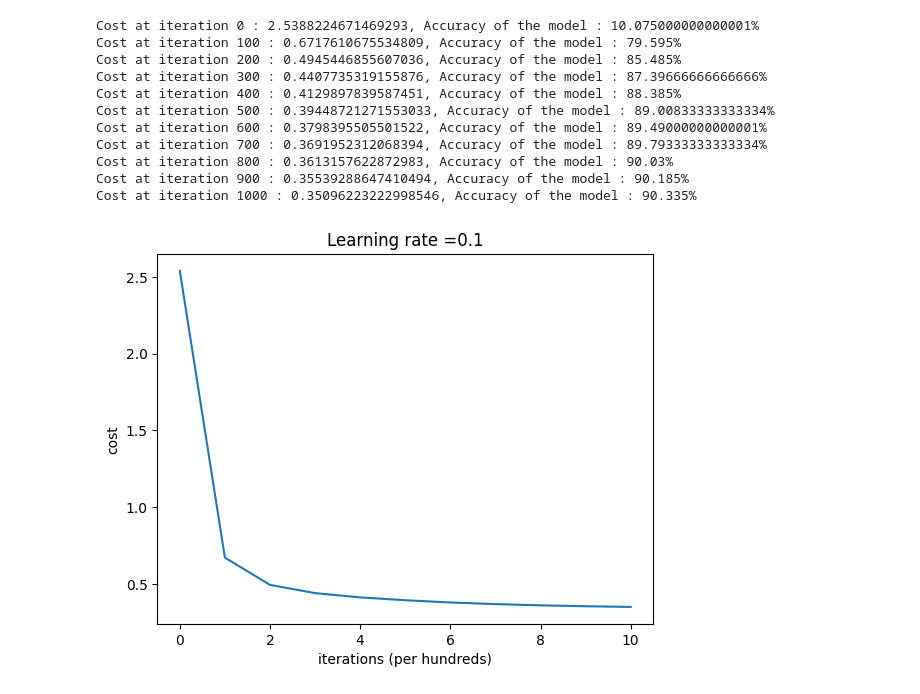
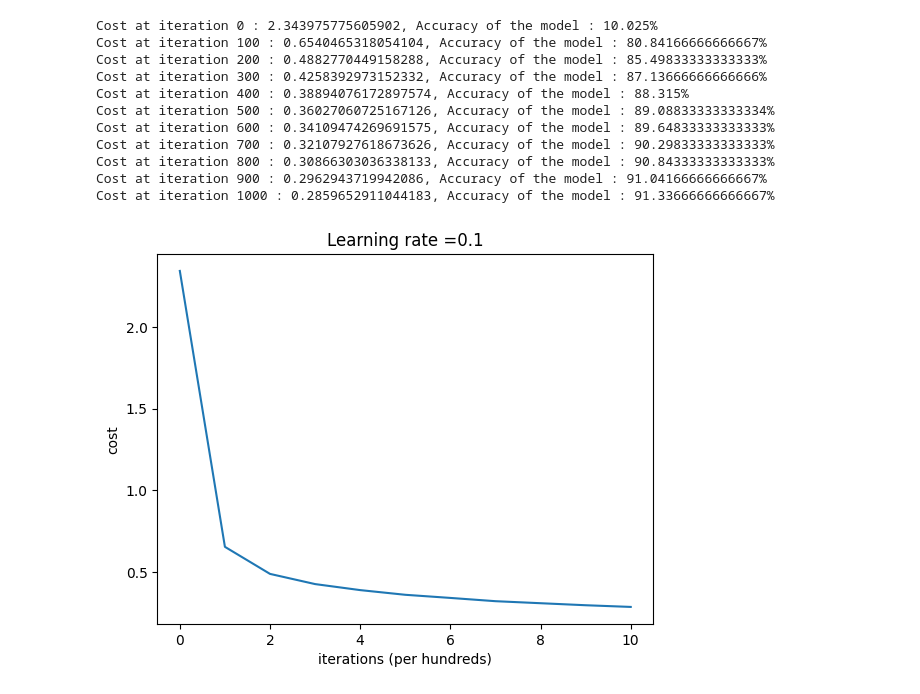
Before and after one commit to roshankaranth/nn_from_scratch_MNIST_dataset, a Jupyter notebook: nn.ipynb, the cells around one changed output. Cells and saved outputs as stored; diff of their text form; code cells hidden in the pictures.

Commit message:
Implemented inverted dropout, Accuracy : 94%

```diff
--- a/nn.ipynb
+++ b/nn.ipynb
@@ -130,15 +138,22 @@ def forward_propogation(X,parameters):
     caches.append(cache)
     return AL,caches
 # %%
-def compute_cost(Y,AL):
+def compute_cost(Y,AL,parameters,lambd):
     Y = one_hot_encoding(Y)
     m = Y.shape[1]
-    cost = -np.sum(Y * np.log(AL + 1e-8)) / m
+    L = len(parameters)//2
+    regularization_cost = 0
+
+    for l in range(1,L+1):
+        regularization_cost += (lambd/(2*m))*np.sum(np.square(parameters[f"W{l}"]))
+
+    cost = (-np.sum(Y * np.log(AL + 1e-8)) / m) + (regularization_cost)
     return float(np.squeeze(cost))
 # %%
-def backpropogation_layer(dA,c_cache,activation,m):
+def backpropogation_layer(dA,c_cache,activation,m, lambd,keep_prob):
     linear_cache = c_cache[0]
     activation_cache = c_cache[1]
+    dropout_cache = c_cache[2]
 
     grad = {}
 
@@ -148,11 +163,18 @@ def backpropogation_layer(dA,c_cache,activation,m):
 
     Z = activation_cache[0]
 
+    D = dropout_cache[0]
+
+    # print(f"dA : {dA.shape}, D : {D.shape}")
+
+    dA = dA*D
+    dA = dA/keep_prob
+
     if activation == "relu":
         dZ = dA*d_relu(Z)
     if activation == "softmax":
         dZ = dA
-    dW = np.dot(dZ,A_prev.T)/m
+    dW = np.dot(dZ,A_prev.T)/m + (lambd/m)*W
     db = np.sum(dZ, axis=1, keepdims = True)/m
     dA = np.dot(W.T,dZ)
 
@@ -161,21 +183,21 @@ def backpropogation_layer(dA,c_cache,activation,m):
 
     return dA,grad
 # %%
-def backpropogation(AL, caches,Y):
+def backpropogation(AL, caches,Y,lambd,keep_prob):
     L = len(caches)
     m = Y.shape[1]
     grads = {}
     one_hot_Y = one_hot_encoding(Y)
     dA = AL - one_hot_Y
     c_cache = caches[L-1]
-    dA, grad = backpropogation_layer(dA,c_cache,"softmax",m)
+    dA, grad = backpropogation_layer(dA,c_cache,"softmax",m,lambd,1)
 
     grads[f"dW{L}"] = grad["dW"]
     grads[f"db{L}"] = grad["db"]
 
     for l in range(L-2,-1,-1):
         c_cache = caches[l]
-        dA, grad = backpropogation_layer(dA,c_cache,"relu",m)
+        dA, grad = backpropogation_layer(dA,c_cache,"relu",m,lambd,keep_prob)
 
         grads[f"dW{l + 1}"] = grad["dW"]
         grads[f"db{l + 1}"] = grad["db"]
@@ -206,16 +228,19 @@ def predict(parameters,X,Y):
     accuracy = np.sum(prediction==Y)/A.shape[1]
     return accuracy,prediction
 # %%
-def model(X,Y,layer_dims,learning_rate,num_iterations,print_cost):
+def model(X,Y,layer_dims,learning_rate,num_iterations,lambd,keep_prob,print_cost):
     m = X.shape[1]
     n = X.shape[0]
     parameters = initialize_parameters(layer_dims)
 
     J_cache = []
     for i in range(num_iterations):
-        AL,caches = forward_propogation(X,parameters)
-        J = compute_cost(Y,AL)
-        grads = backpropogation(AL, caches, Y)
+        AL,caches = forward_propogation(X,parameters,keep_prob)
+        # print(f"D1 : {caches[0][2][0].shape}")
+        # print(f"D2 : {caches[1][2][0].shape}")
+        # print(f"D3 : {caches[2][2][0].shape}")
+        J = compute_cost(Y,AL,parameters,lambd)
+        grads = backpropogation(AL, caches, Y,lambd,keep_prob)
         parameters = update_parameters(grads, parameters, learning_rate)
 
         prediction = np.argmax(AL,0)
@@ -234,20 +259,20 @@ def model(X,Y,layer_dims,learning_rate,num_iterations,print_cost):
     return parameters
 # %%
 layer_dims = [num_pixel*num_pixel,25,15,10]
-parameters = model(x_train,y_train,layer_dims,0.1,1001,True)
+parameters = model(x_train,y_train,layer_dims,0.1,1001,0,0.95,True)
 # %% [output]
-Cost at iteration 0 : 2.5388224671469293, Accuracy of the model : 10.075000000000001%
-Cost at iteration 100 : 0.6717610675534809, Accuracy of the model : 79.595%
-Cost at iteration 200 : 0.4945446855607036, Accuracy of the model : 85.485%
-Cost at iteration 300 : 0.4407735319155876, Accuracy of the model : 87.39666666666666%
-Cost at iteration 400 : 0.4129897839587451, Accuracy of the model : 88.385%
-Cost at iteration 500 : 0.39448721271553033, Accuracy of the model : 89.00833333333334%
-Cost at iteration 600 : 0.3798395505501522, Accuracy of the model : 89.49000000000001%
-Cost at iteration 700 : 0.3691952312068394, Accuracy of the model : 89.79333333333334%
-Cost at iteration 800 : 0.3613157622872983, Accuracy of the model : 90.03%
-Cost at iteration 900 : 0.35539288647410494, Accuracy of the model : 90.185%
-Cost at iteration 1000 : 0.35096223222998546, Accuracy of the model : 90.335%
+Cost at iteration 0 : 2.343975775605902, Accuracy of the model : 10.025%
+Cost at iteration 100 : 0.6540465318054104, Accuracy of the model : 80.84166666666667%
+Cost at iteration 200 : 0.4882770449158288, Accuracy of the model : 85.49833333333333%
+Cost at iteration 300 : 0.4258392973152332, Accuracy of the model : 87.13666666666666%
+Cost at iteration 400 : 0.38894076172897574, Accuracy of the model : 88.315%
+Cost at iteration 500 : 0.36027060725167126, Accuracy of the model : 89.08833333333334%
+Cost at iteration 600 : 0.34109474269691575, Accuracy of the model : 89.64833333333333%
+Cost at iteration 700 : 0.32107927618673626, Accuracy of the model : 90.29833333333333%
+Cost at iteration 800 : 0.30866303036338133, Accuracy of the model : 90.84333333333333%
+Cost at iteration 900 : 0.2962943719942086, Accuracy of the model : 91.04166666666667%
+Cost at iteration 1000 : 0.2859652911044183, Accuracy of the model : 91.33666666666667%
-[figure, old version]
+[figure, new version]
 # %%
 train_accuracy, train_prediction = predict(parameters, x_train, y_train)
 # %%
```
Also changed, not shown: parts of 8 cells of this notebook, 1 other file.
